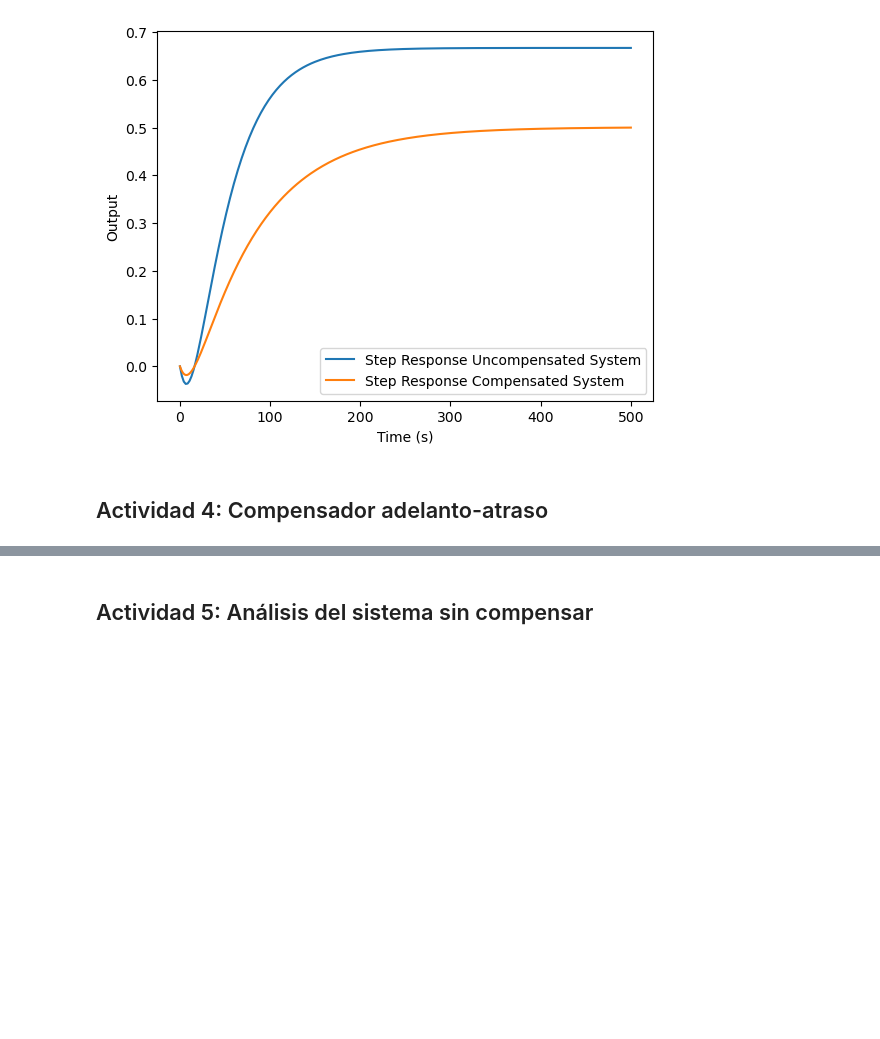
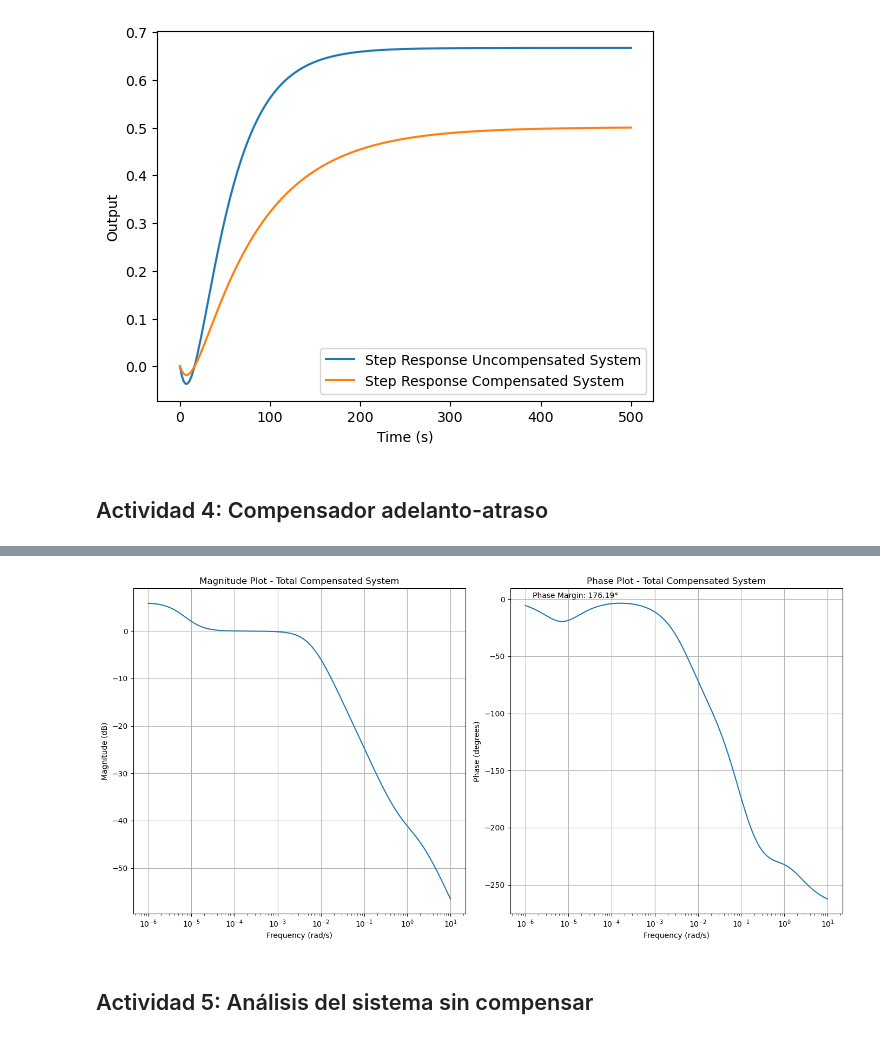
Before and after one commit to navalgoose4/SCL-2026I, a Jupyter notebook: TALLER_2_Compensadores/Taller_2_Solución.ipynb, the cells around one changed output, grey strips where cells are left out. Drawn from its saved outputs; the diff is of its cells as text; code cells hidden in the pictures; blank space fills up the shorter version.

```diff
--- a/TALLER_2_Compensadores/Taller_2_Solución.ipynb
+++ b/TALLER_2_Compensadores/Taller_2_Solución.ipynb
@@ -345,3 +369,35 @@ plt.legend()
+# %%
+# Bode plot for the total compensated system
+mag, phase, omega = ct.bode_plot(W_total, dB=True, plot=False)
+
+# Calculate margins for annotation
+gm, pm, sm, gc = ct.margin(W_total)
+pm_deg = pm if pm >= 0 else pm + 360  # Ensure phase margin is positive for display
+
+plt.figure(figsize=(14, 7))
+
+# Magnitude plot
+plt.subplot(1, 2, 1)
+plt.semilogx(omega, 20*np.log10(mag))
+plt.title('Magnitude Plot - Total Compensated System')
+plt.xlabel('Frequency (rad/s)')
+plt.ylabel('Magnitude (dB)')
+plt.grid(True)
+
+# Phase plot
+plt.subplot(1, 2, 2)
+plt.semilogx(omega, np.rad2deg(phase))
+plt.title('Phase Plot - Total Compensated System')
+plt.xlabel('Frequency (rad/s)')
+plt.ylabel('Phase (degrees)')
+plt.grid(True)
+
+# Display the phase margin on the plot
+plt.annotate(f'Phase Margin: {pm_deg:.2f}°', xy=(omega[0], np.rad2deg(phase[0])), xytext=(10, 10), textcoords='offset points')
+plt.tight_layout()
+plt.show()
+# %% [output]
+[figure, added]
 # %% [markdown]
 ## Actividad 5: Análisis del sistema sin compensar
 # %% [markdown]
```
Also changed, not shown: parts of 6 cells of this notebook.
